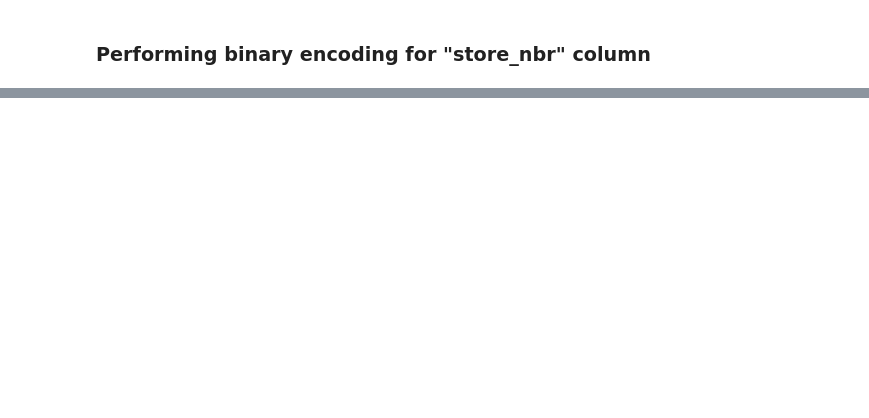
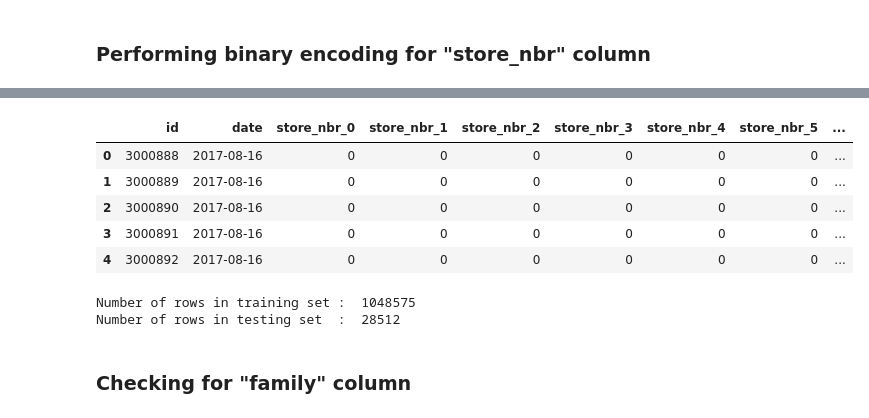
Before and after one commit to amith-vardhan99/kaggle, a Jupyter notebook: Store Sales - Time Series Forecasting/preprocess.ipynb, the cells around one changed output, grey strips where cells are left out. Cells and saved outputs as stored; diff of their text form; code cells hidden in the pictures; blank space fills up the shorter version.

```diff
--- a/Store Sales - Time Series Forecasting/preprocess.ipynb
+++ b/Store Sales - Time Series Forecasting/preprocess.ipynb
@@ -170,0 +178,10 @@ NameError: name 'x' is not defined
+# %%
+bin_convert = lambda x: eb1.dec_to_bin(x)
+bin_list = list(map(bin_convert,df_test_1["store_nbr"]))
+len_of_each_ele = lambda x: len(x)
+max_len = max(list(map(len_of_each_ele,bin_list)))
+optimi_bin = lambda x: eb1.max_len_bin(x,max_len)
+bin_stabi = list(map(optimi_bin,bin_list))
+cols = eb1.column_names(df_test_1["store_nbr"].name,max_len)
+store_num_test = pd.DataFrame(bin_stabi,columns=cols)
+store_num_test.head()
@@ -177,0 +219,17 @@ df_train_1["store_nbr"].name
+# %%
+df_test_2.head()
+# %% [output]
+|  | id | date | store_nbr_0 | store_nbr_1 | store_nbr_2 | store_nbr_3 | store_nbr_4 | store_nbr_5 | ... |
+| 0 | 3000888 | 2017-08-16 | 0 | 0 | 0 | 0 | 0 | 0 | ... |
+| 1 | 3000889 | 2017-08-16 | 0 | 0 | 0 | 0 | 0 | 0 | ... |
+| 2 | 3000890 | 2017-08-16 | 0 | 0 | 0 | 0 | 0 | 0 | ... |
+| 3 | 3000891 | 2017-08-16 | 0 | 0 | 0 | 0 | 0 | 0 | ... |
+| 4 | 3000892 | 2017-08-16 | 0 | 0 | 0 | 0 | 0 | 0 | ... |
+# %%
+print("Number of rows in training set : ",len(df_train_2))
+print("Number of rows in testing set  : ",len(df_test_2))
+# %% [output]
+Number of rows in training set :  1048575
+Number of rows in testing set  :  28512
+# %% [markdown]
+### Checking for "family" column
```
Also changed, not shown: parts of 16 cells of this notebook, 1 other file.
